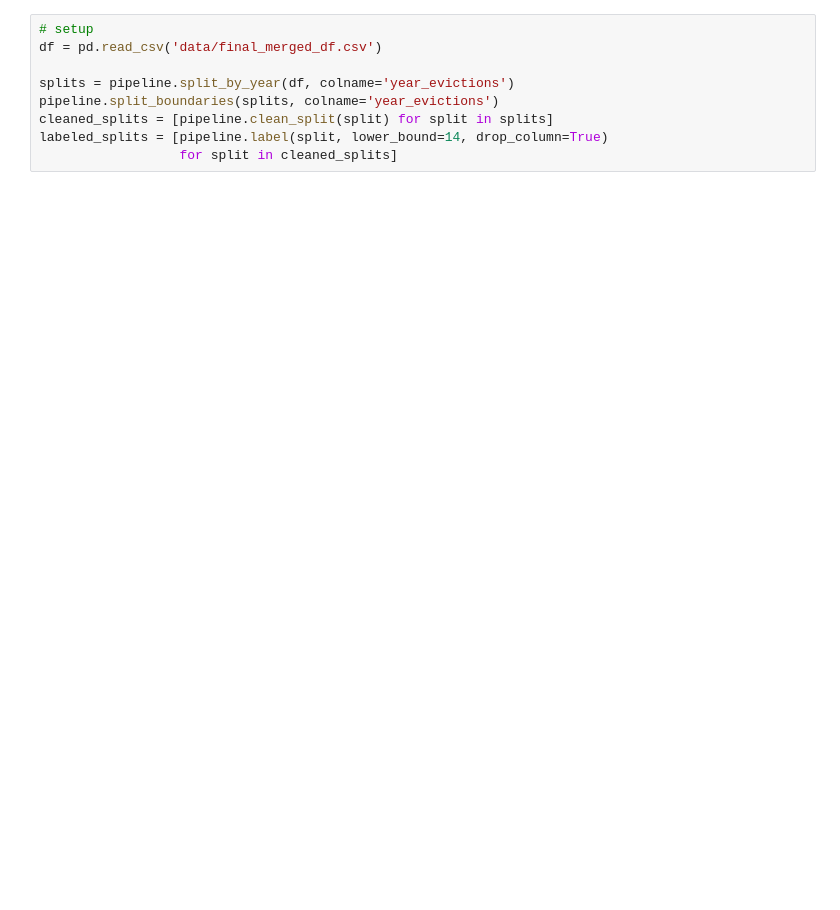
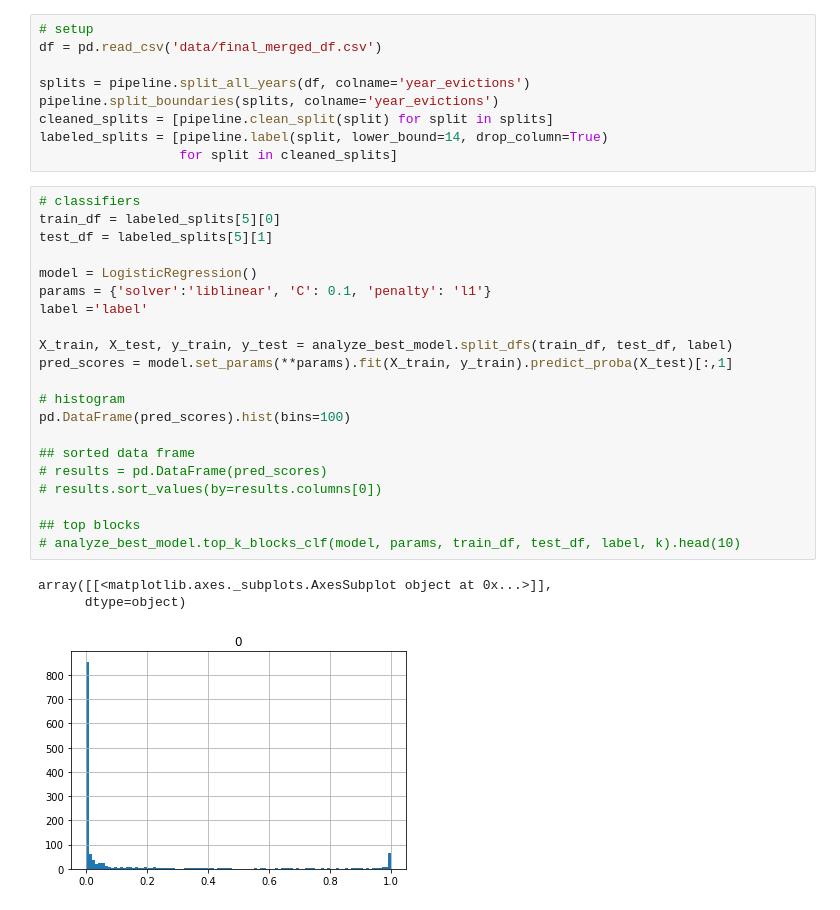
Before and after one commit to sinclairtarget/philly-evictions, a Jupyter notebook: interpret.ipynb, the cells around one changed output. Saved outputs shown, nothing was run; the diff lists cells and outputs as text; blank space fills up the shorter version.

```diff
--- a/interpret.ipynb
+++ b/interpret.ipynb
@@ -21,8 +36,33 @@ pd.set_option('display.max_rows', None)
 # setup
 df = pd.read_csv('data/final_merged_df.csv')
 
-splits = pipeline.split_by_year(df, colname='year_evictions')
+splits = pipeline.split_all_years(df, colname='year_evictions')
 pipeline.split_boundaries(splits, colname='year_evictions')
 cleaned_splits = [pipeline.clean_split(split) for split in splits]
 labeled_splits = [pipeline.label(split, lower_bound=14, drop_column=True)
                   for split in cleaned_splits]
+# %%
+# classifiers
+train_df = labeled_splits[5][0]
+test_df = labeled_splits[5][1]
+
+model = LogisticRegression()
+params = {'solver':'liblinear', 'C': 0.1, 'penalty': 'l1'}
+label ='label'
+
+X_train, X_test, y_train, y_test = analyze_best_model.split_dfs(train_df, test_df, label)
+pred_scores = model.set_params(**params).fit(X_train, y_train).predict_proba(X_test)[:,1]
+
+# histogram
+pd.DataFrame(pred_scores).hist(bins=100)
+
+## sorted data frame
+# results = pd.DataFrame(pred_scores)
+# results.sort_values(by=results.columns[0])
+
+## top blocks
+# analyze_best_model.top_k_blocks_clf(model, params, train_df, test_df, label, k).head(10)
+# %% [output]
+array([[<matplotlib.axes._subplots.AxesSubplot object at 0x...>]],
+      dtype=object)
+[figure, added]
```
Also changed, not shown: parts of 9 cells of this notebook, 2 other files.
